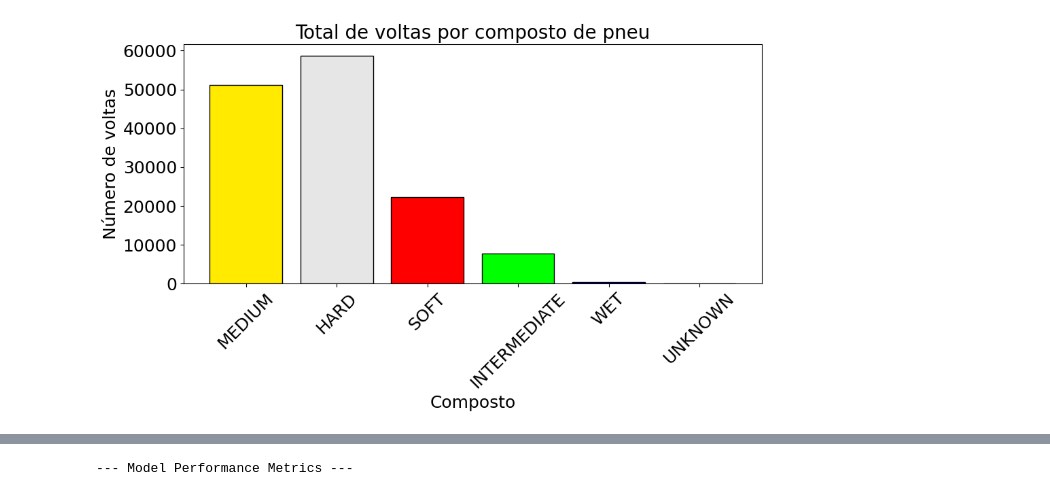
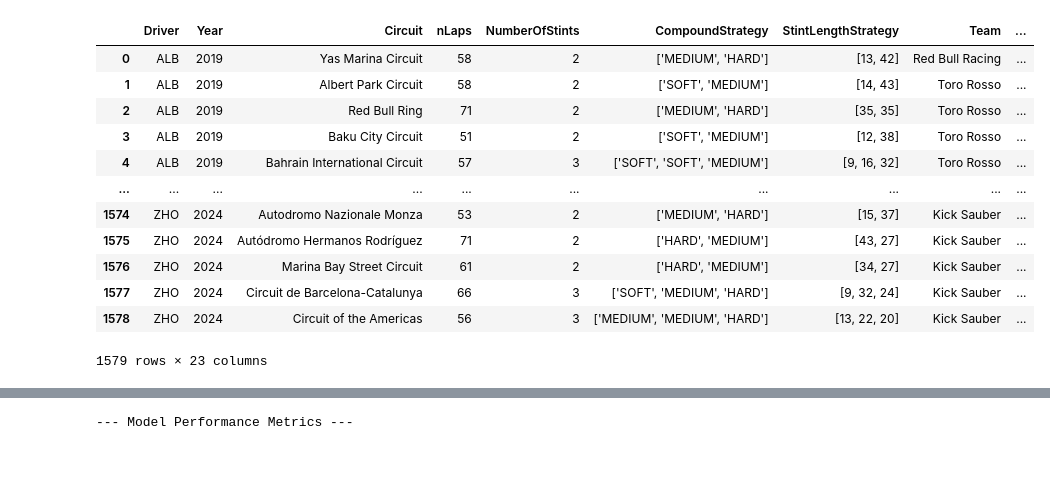
Before and after one commit to Rafa-Russo/race-engineer, a Jupyter notebook: experiments/RF_model.ipynb, the cells around one changed output, grey strips where cells are left out. Cells and saved outputs as stored; diff of their text form; code cells hidden in the pictures; blank space fills up the shorter version.

```diff
--- a/experiments/RF_model.ipynb
+++ b/experiments/RF_model.ipynb
@@ -245,58 +21,18 @@ plot_compound_histogram(stints)
-# %%
-def plot_compound_laps(
-        stints: pd.DataFrame,
-        font_size: int = 18
-) -> None:
-    """
-    Plota um gráfico de barras da quantidade total de voltas por composto de pneu,
-    colorindo cada barra com as cores oficiais da F1 para cada composto e com fundo transparente.
-    Permite ajustar o tamanho da fonte do título, rótulos e ticks.
-
-    Parâmetros
-    ----------
-    stints : pd.DataFrame
-        Deve conter uma coluna 'Compound' com valores em
-        {'HARD', 'SOFT', 'INTERMEDIATE', 'WET', 'UNKNOWN'} e uma coluna 'StintLength'
-        com o número de voltas de cada stint.
-    font_size : int, opcional
-        Tamanho base da fonte para título, rótulos e ticks (padrão: 18).
-    """
-    # Cores hex exatas dos compostos da F1; HARD mapeado para cinza claro em vez de branco
-    colour_map: Dict[str, str] = {
-        "HARD": "#E6E6E6",         # cinza claro
-        "MEDIUM": "#FFEA00",       # amarelo (Medium oficial)
-        "SOFT": "#FF0000",         # vermelho
-        "INTERMEDIATE": "#00FF00", # verde
-        "WET": "#0000FF",          # azul
-        "UNKNOWN": "#808080"       # cinza
-    }
-
-    # Garantir a ordem consistente dos compostos
-    compostos = ["MEDIUM", "HARD", "SOFT", "INTERMEDIATE", "WET", "UNKNOWN"]
-
-    # Somar as voltas por composto
-    voltas_por_composto = stints.groupby("Compound")["StintLength"].sum().reindex(compostos, fill_value=0)
-
-    # Lista de cores para as barras
-    bar_colors = [colour_map[c] for c in voltas_por_composto.index]
-
-    # Plotagem com fundo transparente
-    fig, ax = plt.subplots(figsize=(10, 6), facecolor="none")
-    ax.set_facecolor("none")
-    ax.bar(voltas_por_composto.index, voltas_por_composto.values, color=bar_colors, edgecolor="black")
-
-    # Ajuste de fontes
-    ax.set_title("Total de voltas por composto de pneu", fontsize=font_size + 2)
-    ax.set_xlabel("Composto", fontsize=font_size)
-    ax.set_ylabel("Número de voltas", fontsize=font_size)
-    ax.tick_params(axis='x', rotation=45, labelsize=font_size)
-    ax.tick_params(axis='y', labelsize=font_size)
-
-    plt.tight_layout()
-    plt.show()
-
-# Plot the laps histogram
-plot_compound_laps(stints)
-# %% [output]
-[figure, removed]
+# %%
+stints = pd.read_csv("..\\data\\stints_2019-2024.csv", index_col=False)
+stints
+# %% [output]
+|  | Driver | Year | Circuit | nLaps | NumberOfStints | CompoundStrategy | StintLengthStrategy | Team | ... |
+| 0 | ALB | 2019 | Yas Marina Circuit | 58 | 2 | ['MEDIUM', 'HARD'] | [13, 42] | Red Bull Racing | ... |
+| 1 | ALB | 2019 | Albert Park Circuit | 58 | 2 | ['SOFT', 'MEDIUM'] | [14, 43] | Toro Rosso | ... |
+| 2 | ALB | 2019 | Red Bull Ring | 71 | 2 | ['MEDIUM', 'HARD'] | [35, 35] | Toro Rosso | ... |
+| 3 | ALB | 2019 | Baku City Circuit | 51 | 2 | ['SOFT', 'MEDIUM'] | [12, 38] | Toro Rosso | ... |
+| 4 | ALB | 2019 | Bahrain International Circuit | 57 | 3 | ['SOFT', 'SOFT', 'MEDIUM'] | [9, 16, 32] | Toro Rosso | ... |
+| ... | ... | ... | ... | ... | ... | ... | ... | ... | ... |
+| 1574 | ZHO | 2024 | Autodromo Nazionale Monza | 53 | 2 | ['MEDIUM', 'HARD'] | [15, 37] | Kick Sauber | ... |
+| 1575 | ZHO | 2024 | Autódromo Hermanos Rodríguez | 71 | 2 | ['HARD', 'MEDIUM'] | [43, 27] | Kick Sauber | ... |
+| 1576 | ZHO | 2024 | Marina Bay Street Circuit | 61 | 2 | ['HARD', 'MEDIUM'] | [34, 27] | Kick Sauber | ... |
+| 1577 | ZHO | 2024 | Circuit de Barcelona-Catalunya | 66 | 3 | ['SOFT', 'MEDIUM', 'HARD'] | [9, 32, 24] | Kick Sauber | ... |
+| 1578 | ZHO | 2024 | Circuit of the Americas | 56 | 3 | ['MEDIUM', 'MEDIUM', 'HARD'] | [13, 22, 20] | Kick Sauber | ... |
+1579 rows × 23 columns
 # %%
```
Also changed, not shown: parts of 14 cells of this notebook, 3 other files.
